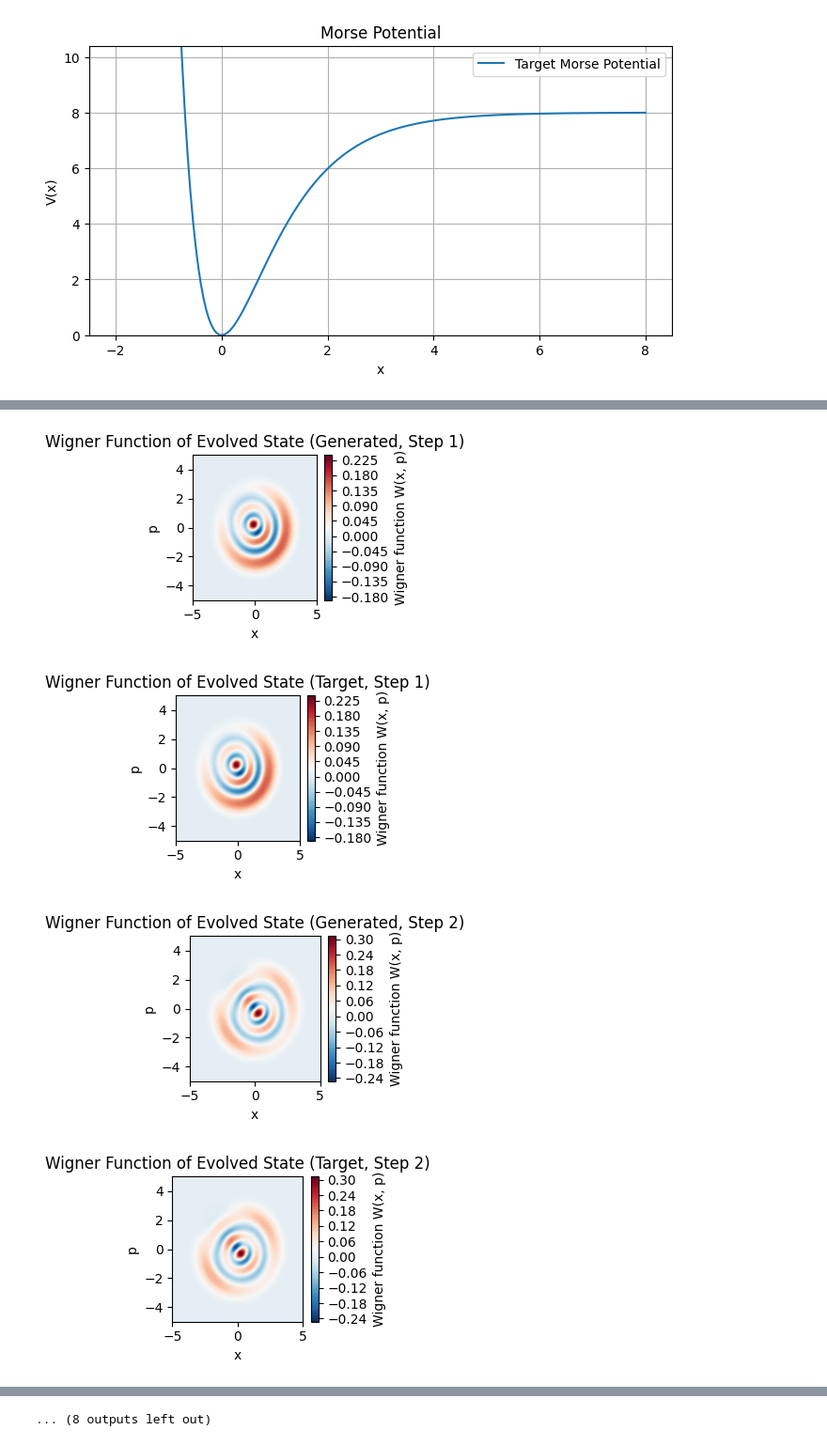
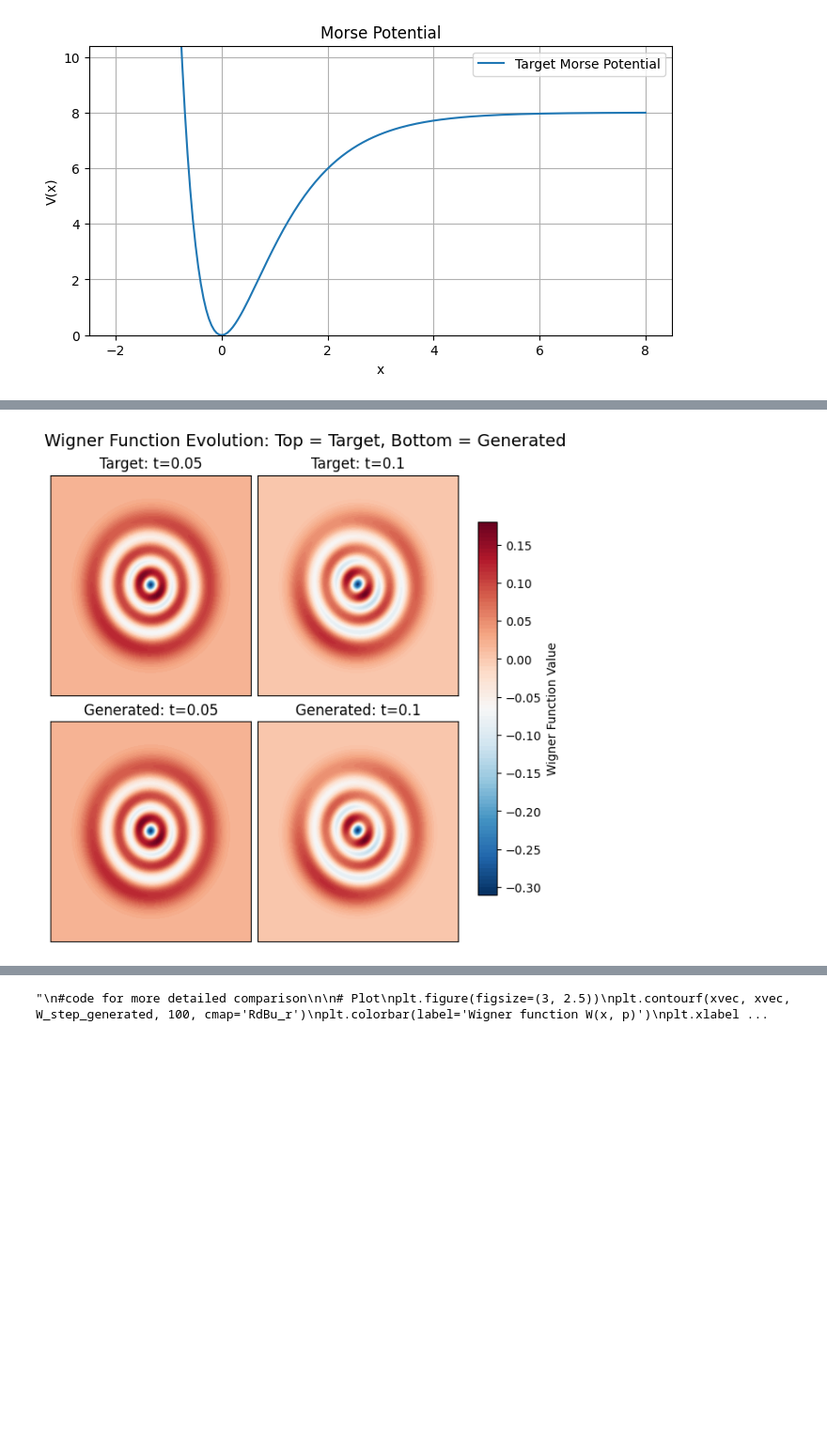
Before and after one commit to alexaymehra/hybrid-quantum-simulation, a Jupyter notebook: MorseOptimizedParameters.ipynb, the cells around one changed output, grey strips where cells are left out. Shown: that part at 94% size. Cells and saved outputs as stored; diff of their text form; code cells hidden in the pictures; blank space fills up the shorter version.

```diff
--- a/MorseOptimizedParameters.ipynb
+++ b/MorseOptimizedParameters.ipynb
@@ -390,8 +316,8 @@ plt.show()
 target_hamiltonian = (1j / time) * sp.linalg.logm(morse_to_optimize)
 generated_hamiltonian = (1j / time) * sp.linalg.logm(morse_generated)
 
-steps = 10
-time_and_extra = time + 25
+steps = 2
+time_and_extra = time
 time_step = time_and_extra / steps
 
 step_target_unitary = sp.linalg.expm(-1j * target_hamiltonian * time_step)
@@ -419,13 +345,55 @@ step_qobj_target = Qobj(step_state_target, dims=[n_var, [1]])
 W_step_generated = wigner(step_qobj_generated, xvec, xvec)
 W_step_target = wigner(step_qobj_target, xvec, xvec)
 
+fig, axes = plt.subplots(2, steps, figsize=(3 * steps, 6), constrained_layout=True)
+fig.suptitle('Wigner Function Evolution: Top = Target, Bottom = Generated', fontsize=14)
+
+# Reset state
+step_state_generated = step_generated_unitary @ init_matrix
+step_state_target = step_target_unitary @ init_matrix
+
+for i in range(steps):
+    if i > 0:
+        step_state_generated = step_generated_unitary @ step_state_generated
+        step_state_target = step_target_unitary @ step_state_target
+
+    # Convert to Qobj
+    step_qobj_generated = Qobj(step_state_generated, dims=[n_var, [1]])
+    step_qobj_target = Qobj(step_state_target, dims=[n_var, [1]])
+
+    # Compute Wigner functions
+    W_gen = wigner(step_qobj_generated, xvec, xvec)
+    W_tar = wigner(step_qobj_target, xvec, xvec)
+
+    # Top row: target
+    ax_tar = axes[0, i]
+    im1 = ax_tar.contourf(xvec, xvec, W_tar, 100, cmap='RdBu_r')
+    ax_tar.set_title(f'Target: t={round((i+1)*time_step, 2)}')
+    ax_tar.set_xticks([])
+    ax_tar.set_yticks([])
+
+    # Bottom row: generated
+    ax_gen = axes[1, i]
+    im2 = ax_gen.contourf(xvec, xvec, W_gen, 100, cmap='RdBu_r')
+    ax_gen.set_title(f'Generated: t={round((i+1)*time_step, 2)}')
+    ax_gen.set_xticks([])
+    ax_gen.set_yticks([])
+
+# Add single shared colorbar using a separate figure method
+fig.colorbar(im1, ax=axes, location='right', shrink=0.8, label='Wigner Function Value')
+
+plt.show()
+
+"""
+#code for more detailed comparison
+
 # Plot
 plt.figure(figsize=(3, 2.5))
 plt.contourf(xvec, xvec, W_step_generated, 100, cmap='RdBu_r')
 plt.colorbar(label='Wigner function W(x, p)')
 plt.xlabel('x')
 plt.ylabel('p')
-plt.title('Wigner Function of Evolved State (Generated, Step 1)')
+plt.title(f'Evolved State (Generated, time {time_step} )')
 plt.tight_layout()
 plt.show()
 
@@ -435,41 +403,39 @@ plt.contourf(xvec, xvec, W_step_target, 100, cmap='RdBu_r')
 plt.colorbar(label='Wigner function W(x, p)')
 plt.xlabel('x')
 plt.ylabel('p')
-plt.title('Wigner Function of Evolved State (Target, Step 1)')
+plt.title(f'Evolved State (Target, time {time_step})')
 plt.tight_layout()
 plt.show()
 
 for i in range(steps - 1):
     step_state_generated = step_generated_unitary @ step_state_generated
     step_state_target = step_target_unitary @ step_state_target
 
     step_qobj_generated = Qobj(step_state_generated, dims=[n_var, [1]])
     step_qobj_target = Qobj(step_state_target, dims=[n_var, [1]])
 
     W_step_generated = wigner(step_qobj_generated, xvec, xvec)
     W_step_target = wigner(step_qobj_target, xvec, xvec)
 
     # Plot
     plt.figure(figsize=(3, 2.5))
     plt.contourf(xvec, xvec, W_step_generated, 100, cmap='RdBu_r')
     plt.colorbar(label='Wigner function W(x, p)')
     plt.xlabel('x')
     plt.ylabel('p')
-    plt.title(f'Wigner Function of Evolved State (Generated, Step {i+2})')
+    plt.title(f'Evolved State (Generated, time {time_step * i + 2 * time_step})')
     plt.tight_layout()
     plt.show()
 
     # Plot
     plt.figure(figsize=(3, 2.5))
     plt.contourf(xvec, xvec, W_step_target, 100, cmap='RdBu_r')
     plt.colorbar(label='Wigner function W(x, p)')
     plt.xlabel('x')
     plt.ylabel('p')
-    plt.title(f'Wigner Function of Evolved State (Target, Step {i+2})')
+    plt.title(f'Evolved State (Target, time {time_step * i + 2 * time_step})')
     plt.tight_layout()
     plt.show()
+"""
 # %% [output]
-[figure, old version]
+[figure, new version]
-[figure, removed]
-[figure, removed]
-[figure, removed]
@@ -484,4 +442,4 @@ for i in range(steps - 1):
-... (8 outputs left out)
+"\n#code for more detailed comparison\n\n# Plot\nplt.figure(figsize=(3, 2.5))\nplt.contourf(xvec, xvec, W_step_generated, 100, cmap='RdBu_r')\nplt.colorbar(label='Wigner function W(x, p)')\nplt.xlabel ...
 # %%
 # Plot Error vs Gate Depth
 
```
Also changed, not shown: parts of 7 cells of this notebook.
